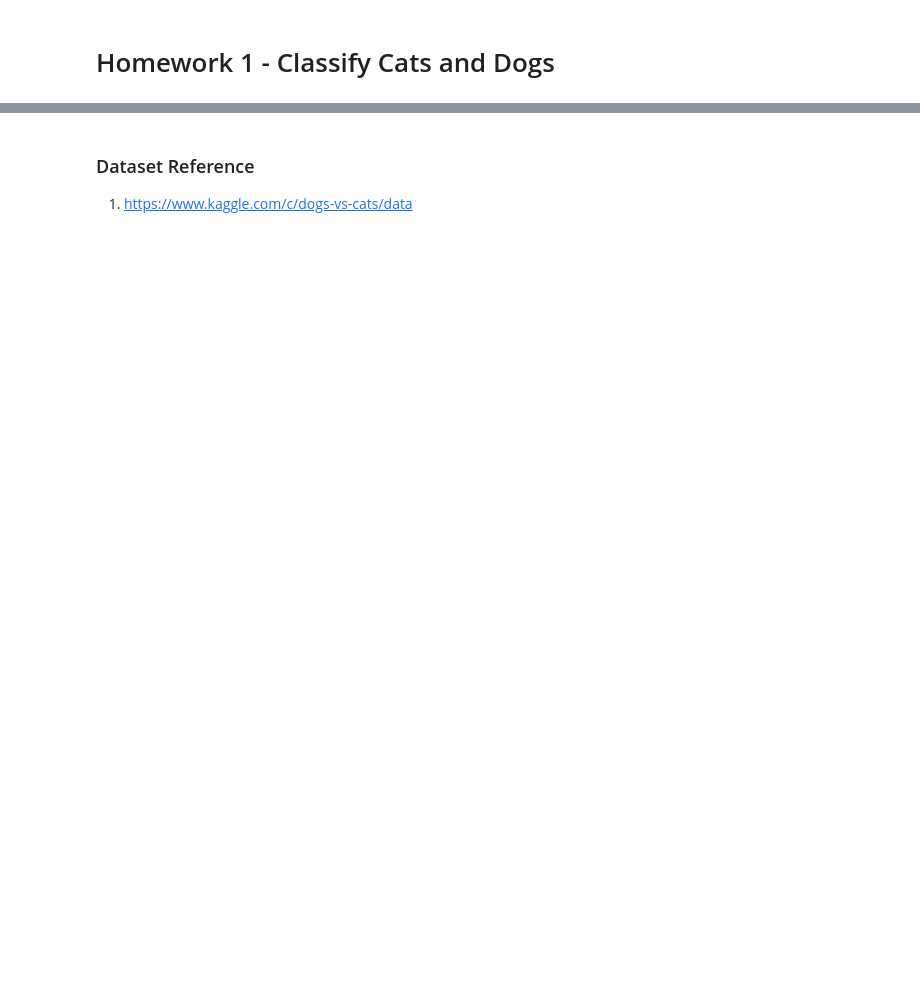
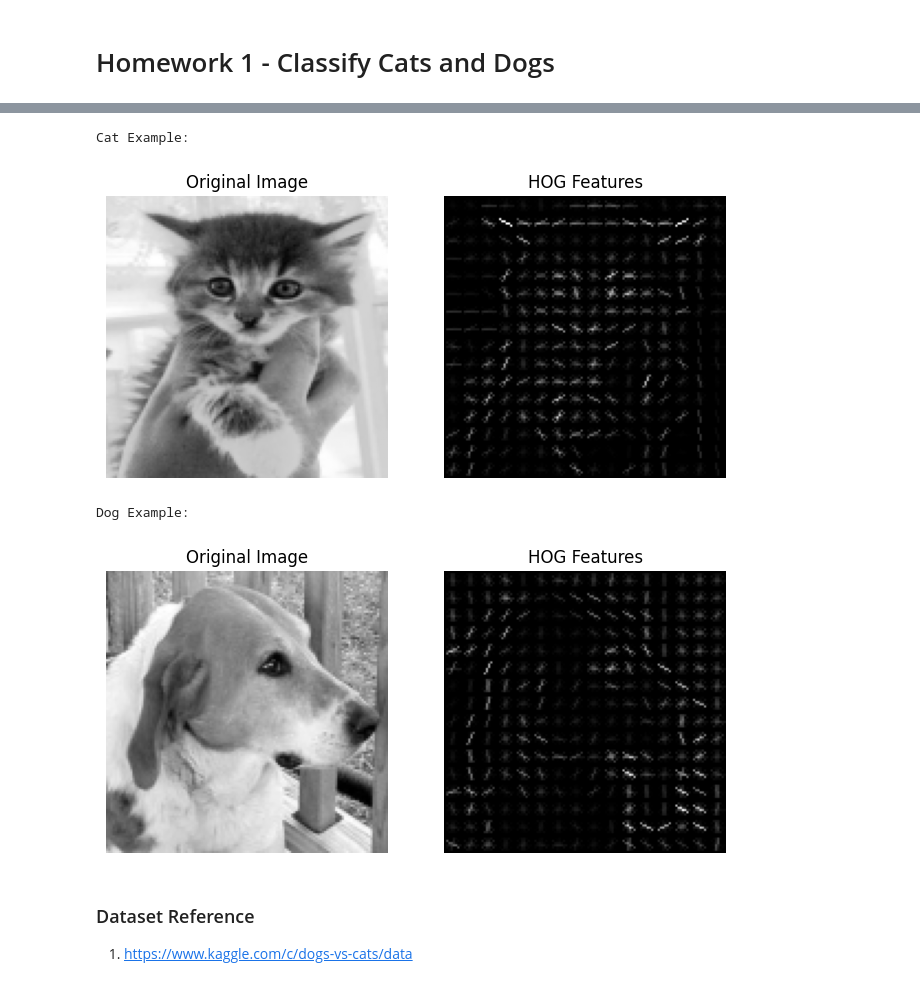
Before and after one commit to benjaminbrown038/ECSE-6410-Pattern-Recognition-HW1, a Jupyter notebook: ECSE_6410_Pattern_Recognition_HW1.ipynb, the cells around one changed output, grey strips where cells are left out. Drawn from its saved outputs; the diff is of its cells as text; code cells hidden in the pictures; blank space fills up the shorter version.

```diff
--- a/ECSE_6410_Pattern_Recognition_HW1.ipynb
+++ b/ECSE_6410_Pattern_Recognition_HW1.ipynb
@@ -229,3 +126,39 @@ plt.show()
+# %%
+def show_hog_example(img_path):
+    img = imread(img_path, as_gray=True)
+    img_resized = resize(img, img_size)
+
+    features, hog_image = hog(
+        img_resized,
+        orientations=orientations,
+        pixels_per_cell=pixels_per_cell,
+        cells_per_block=cells_per_block,
+        block_norm="L2-Hys",
+        visualize=True
+    )
+    hog_image_rescaled = exposure.rescale_intensity(hog_image, in_range=(0, 10))
+
+    fig, (ax1, ax2) = plt.subplots(1, 2, figsize=(8, 4), sharex=True, sharey=True)
+    ax1.imshow(img_resized, cmap=plt.cm.gray)
+    ax1.set_title("Original Image")
+    ax1.axis("off")
+
+    ax2.imshow(hog_image_rescaled, cmap=plt.cm.gray)
+    ax2.set_title("HOG Features")
+    ax2.axis("off")
+
+    plt.show()
+
+print("Cat Example:")
+show_hog_example(os.path.join(cats_path, os.listdir(cats_path)[0]))
+
+print("Dog Example:")
+show_hog_example(os.path.join(dogs_path, os.listdir(dogs_path)[0]))
+# %% [output]
+Cat Example:
+[figure, added]
+Dog Example:
+[figure, added]
 # %% [markdown]
 ### Dataset Reference
 
```
Also changed, not shown: parts of 40 cells of this notebook.
